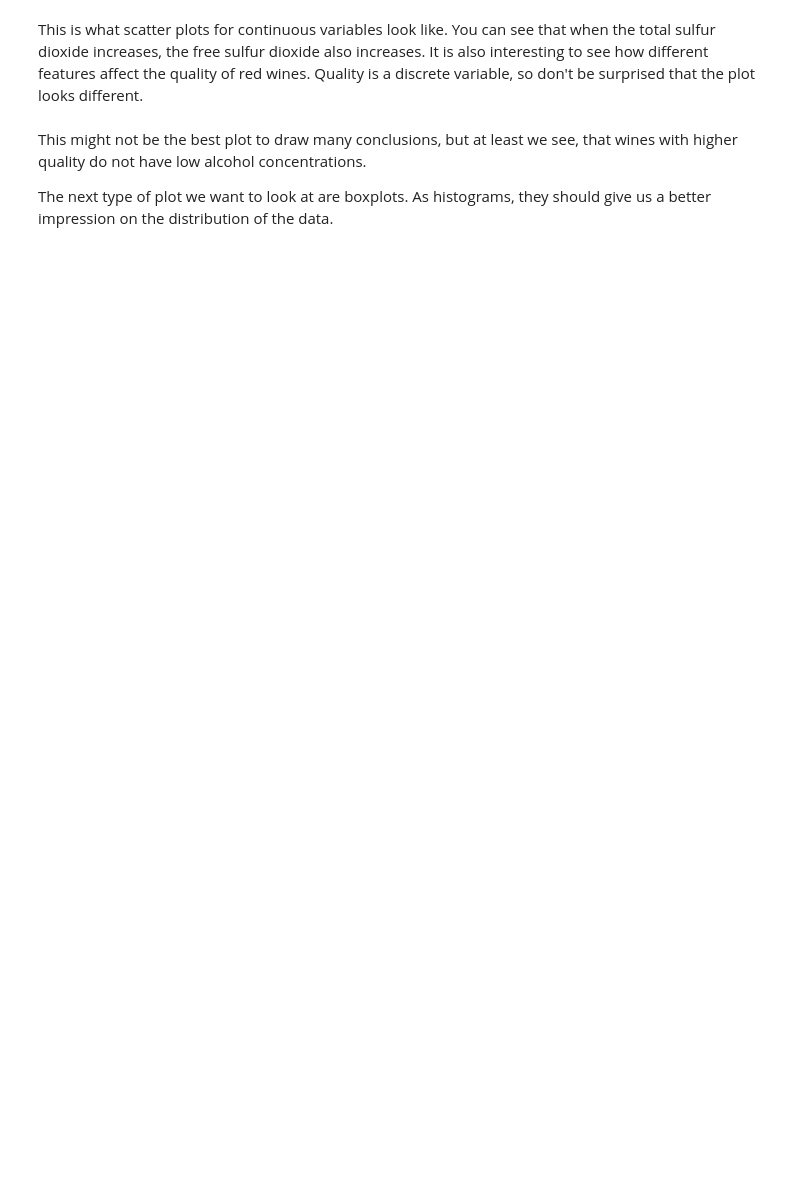
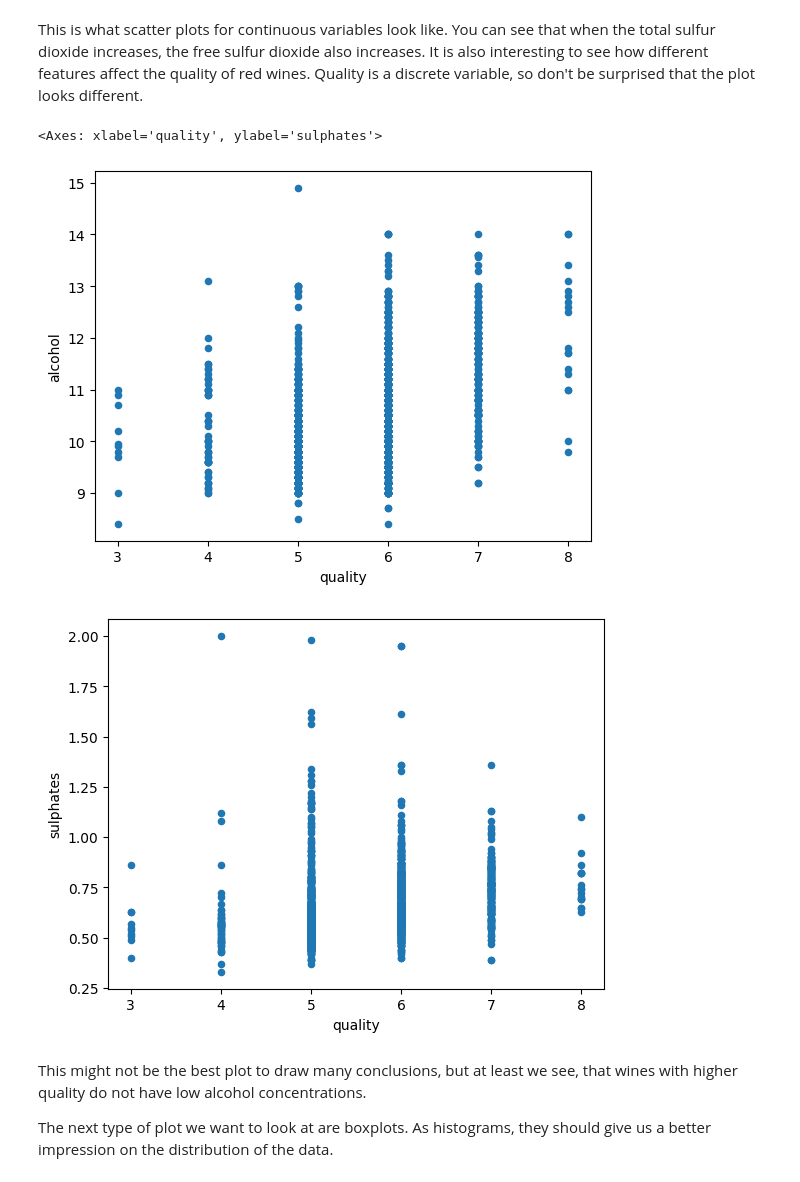
Before and after one commit to mebrahimkhas/Pandas_Numpy_exercises, a Jupyter notebook: 03_pandas_visualization.ipynb, the cells around one changed output. Drawn from its saved outputs; the diff is of its cells as text; code cells hidden in the pictures; blank space fills up the shorter version.

```diff
--- a/03_pandas_visualization.ipynb
+++ b/03_pandas_visualization.ipynb
@@ -56,6 +110,13 @@ This is what scatter plots for continuous variables look like. You can see that
 It is also interesting to see how different features affect the quality of red wines. Quality is a discrete variable, so don't be surprised that the plot looks different.
 # %%
 df.plot(kind='scatter', x='quality', y='alcohol')
+df.plot(kind='scatter', x='quality', y='sulphates')
+
+#df
+# %% [output]
+<Axes: xlabel='quality', ylabel='sulphates'>
+[figure, added]
+[figure, added]
 # %% [markdown]
 This might not be the best plot to draw many conclusions, but at least we see, that wines with higher quality do not have low alcohol concentrations.
 
```
Also changed, not shown: parts of 14 cells of this notebook, 3 other files.
